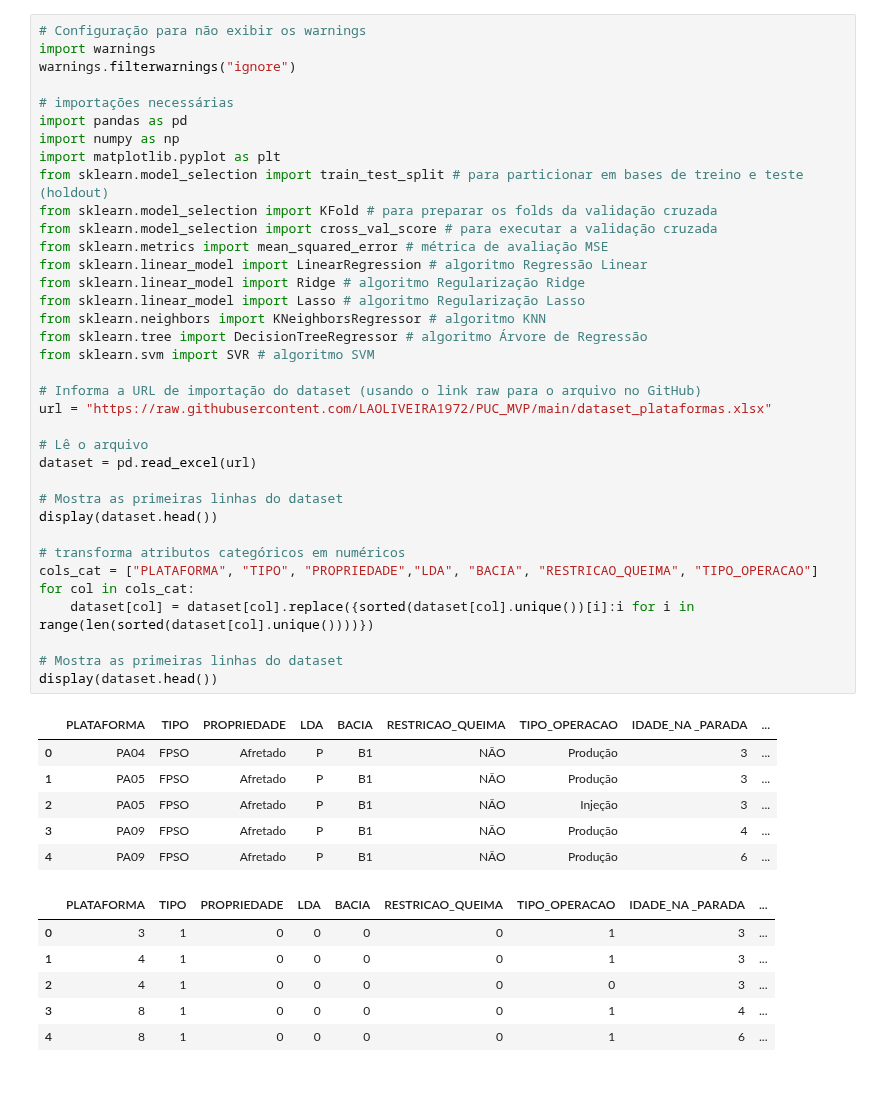
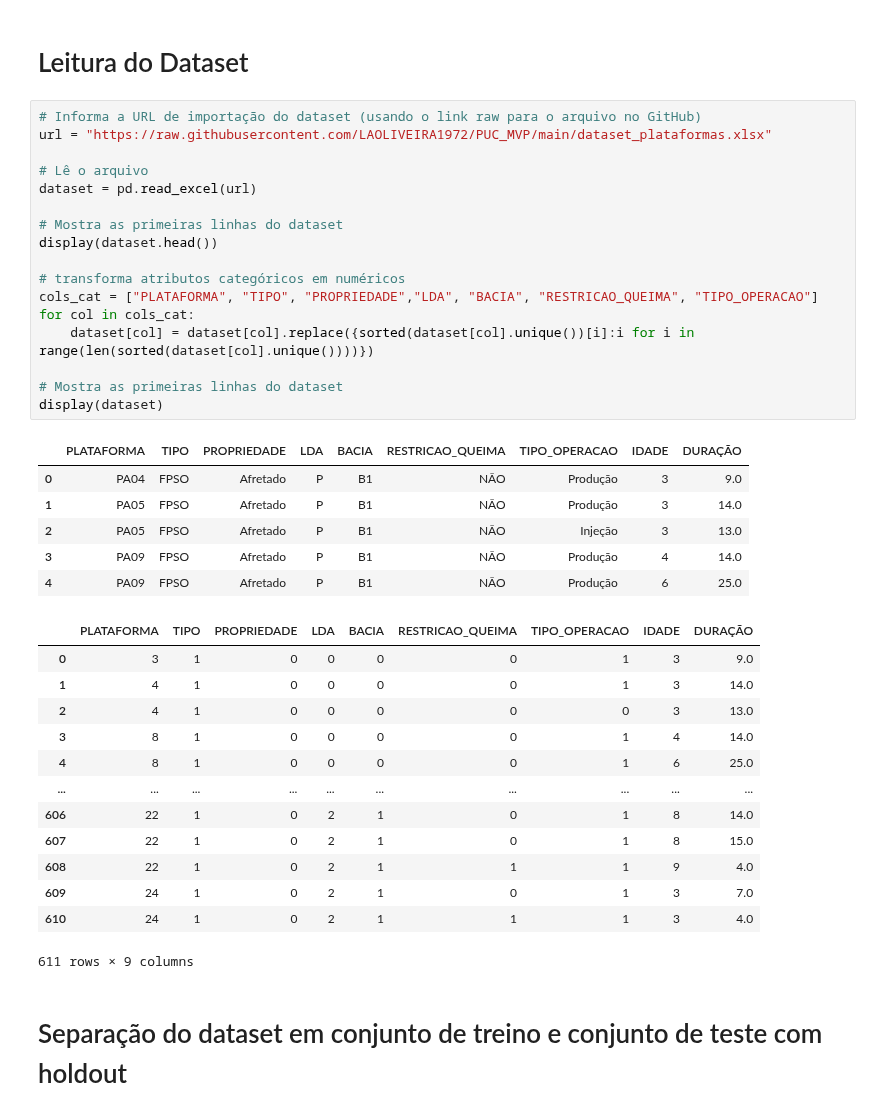
Before and after one commit to LAOLIVEIRA1972/PUC_MVP, a Jupyter notebook: mvp_v0.ipynb, the cells around one changed output. Saved outputs shown, nothing was run; the diff lists cells and outputs as text; blank space fills up the shorter version.

```diff
--- a/mvp_v0.ipynb
+++ b/mvp_v0.ipynb
@@ -3,52 +33,44 @@
+# %% [markdown]
+# Leitura do Dataset
 # %%
-# Configuração para não exibir os warnings
-import warnings
-warnings.filterwarnings("ignore")
-
-# importações necessárias
-import pandas as pd
-import numpy as np
-import matplotlib.pyplot as plt
-from sklearn.model_selection import train_test_split # para particionar em bases de treino e teste (holdout)
-from sklearn.model_selection import KFold # para preparar os folds da validação cruzada
-from sklearn.model_selection import cross_val_score # para executar a validação cruzada
-from sklearn.metrics import mean_squared_error # métrica de avaliação MSE
-from sklearn.linear_model import LinearRegression # algoritmo Regressão Linear
-from sklearn.linear_model import Ridge # algoritmo Regularização Ridge
-from sklearn.linear_model import Lasso # algoritmo Regularização Lasso
-from sklearn.neighbors import KNeighborsRegressor # algoritmo KNN
-from sklearn.tree import DecisionTreeRegressor # algoritmo Árvore de Regressão
-from sklearn.svm import SVR # algoritmo SVM
-
 # Informa a URL de importação do dataset (usando o link raw para o arquivo no GitHub)
 url = "https://raw.githubusercontent.com/LAOLIVEIRA1972/PUC_MVP/main/dataset_plataformas.xlsx"
 
 # Lê o arquivo
 dataset = pd.read_excel(url)
 
 # Mostra as primeiras linhas do dataset
 display(dataset.head())
 
 # transforma atributos categóricos em numéricos
 cols_cat = ["PLATAFORMA", "TIPO", "PROPRIEDADE","LDA", "BACIA", "RESTRICAO_QUEIMA", "TIPO_OPERACAO"]
 for col in cols_cat:
     dataset[col] = dataset[col].replace({sorted(dataset[col].unique())[i]:i for i in range(len(sorted(dataset[col].unique())))})
 
 # Mostra as primeiras linhas do dataset
-display(dataset.head())
+display(dataset)
 # %% [output]
-|  | PLATAFORMA | TIPO | PROPRIEDADE | LDA | BACIA | RESTRICAO_QUEIMA | TIPO_OPERACAO | IDADE_NA _PARADA | ... |
-| 0 | PA04 | FPSO | Afretado | P | B1 | NÃO | Produção | 3 | ... |
-| 1 | PA05 | FPSO | Afretado | P | B1 | NÃO | Produção | 3 | ... |
-| 2 | PA05 | FPSO | Afretado | P | B1 | NÃO | Injeção | 3 | ... |
-| 3 | PA09 | FPSO | Afretado | P | B1 | NÃO | Produção | 4 | ... |
-| 4 | PA09 | FPSO | Afretado | P | B1 | NÃO | Produção | 6 | ... |
+|  | PLATAFORMA | TIPO | PROPRIEDADE | LDA | BACIA | RESTRICAO_QUEIMA | TIPO_OPERACAO | IDADE | DURAÇÃO |
+| 0 | PA04 | FPSO | Afretado | P | B1 | NÃO | Produção | 3 | 9.0 |
+| 1 | PA05 | FPSO | Afretado | P | B1 | NÃO | Produção | 3 | 14.0 |
+| 2 | PA05 | FPSO | Afretado | P | B1 | NÃO | Injeção | 3 | 13.0 |
+| 3 | PA09 | FPSO | Afretado | P | B1 | NÃO | Produção | 4 | 14.0 |
+| 4 | PA09 | FPSO | Afretado | P | B1 | NÃO | Produção | 6 | 25.0 |
-|  | PLATAFORMA | TIPO | PROPRIEDADE | LDA | BACIA | RESTRICAO_QUEIMA | TIPO_OPERACAO | IDADE_NA _PARADA | ... |
-| 0 | 3 | 1 | 0 | 0 | 0 | 0 | 1 | 3 | ... |
-| 1 | 4 | 1 | 0 | 0 | 0 | 0 | 1 | 3 | ... |
-| 2 | 4 | 1 | 0 | 0 | 0 | 0 | 0 | 3 | ... |
-| 3 | 8 | 1 | 0 | 0 | 0 | 0 | 1 | 4 | ... |
-| 4 | 8 | 1 | 0 | 0 | 0 | 0 | 1 | 6 | ... |
+|  | PLATAFORMA | TIPO | PROPRIEDADE | LDA | BACIA | RESTRICAO_QUEIMA | TIPO_OPERACAO | IDADE | DURAÇÃO |
+| 0 | 3 | 1 | 0 | 0 | 0 | 0 | 1 | 3 | 9.0 |
+| 1 | 4 | 1 | 0 | 0 | 0 | 0 | 1 | 3 | 14.0 |
+| 2 | 4 | 1 | 0 | 0 | 0 | 0 | 0 | 3 | 13.0 |
+| 3 | 8 | 1 | 0 | 0 | 0 | 0 | 1 | 4 | 14.0 |
+| 4 | 8 | 1 | 0 | 0 | 0 | 0 | 1 | 6 | 25.0 |
+| ... | ... | ... | ... | ... | ... | ... | ... | ... | ... |
+| 606 | 22 | 1 | 0 | 2 | 1 | 0 | 1 | 8 | 14.0 |
+| 607 | 22 | 1 | 0 | 2 | 1 | 0 | 1 | 8 | 15.0 |
+| 608 | 22 | 1 | 0 | 2 | 1 | 1 | 1 | 9 | 4.0 |
+| 609 | 24 | 1 | 0 | 2 | 1 | 0 | 1 | 3 | 7.0 |
+| 610 | 24 | 1 | 0 | 2 | 1 | 1 | 1 | 3 | 4.0 |
+611 rows × 9 columns
+# %% [markdown]
+# Separação do dataset em conjunto de treino e conjunto de teste com holdout
 # %%
 # Preparação dos dados
 
```
Also changed, not shown: parts of 8 cells of this notebook.
